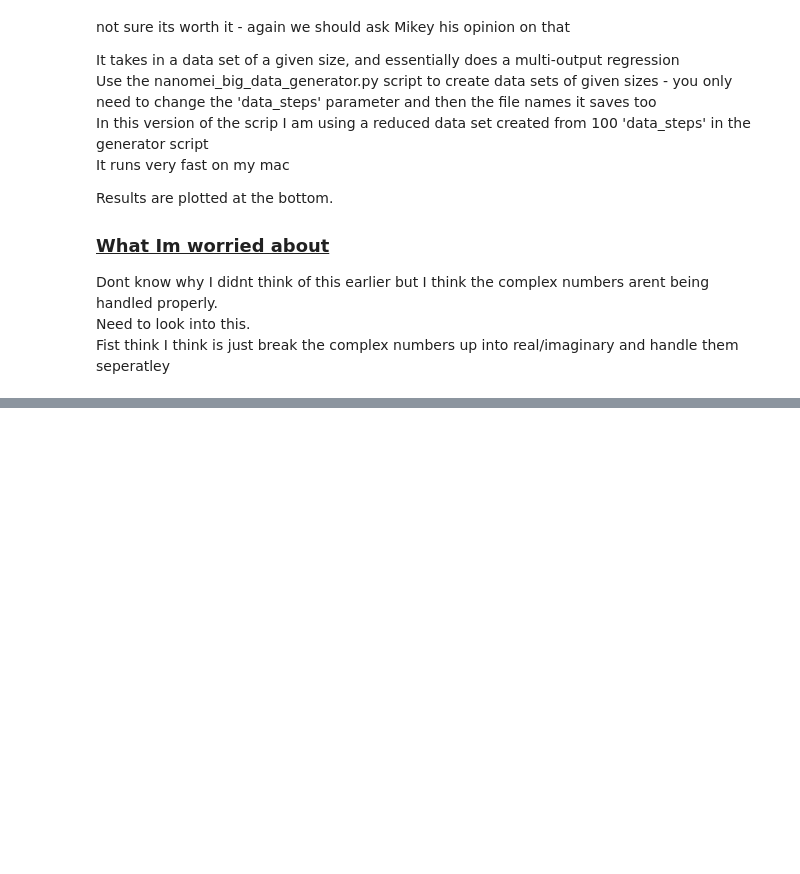
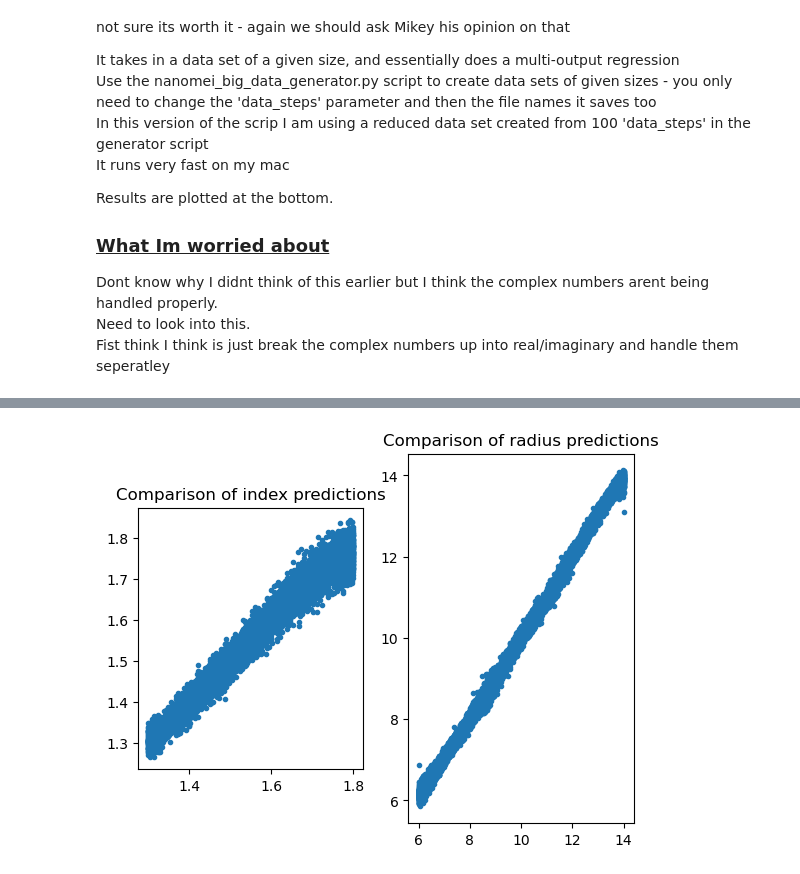
Before and after one commit to brocklesby/ufx-tensorflow, a Jupyter notebook: TFlow_MLP_model_generator_wsb.ipynb, the cells around one changed output, grey strips where cells are left out. Cells and saved outputs as stored; diff of their text form; code cells hidden in the pictures; blank space fills up the shorter version.

```diff
--- a/TFlow_MLP_model_generator_wsb.ipynb
+++ b/TFlow_MLP_model_generator_wsb.ipynb
@@ -249,3 +265,19 @@ Checking some values:  [ 1.61313131 10.2020202 ] [ 1.614176 10.236579]
+# %%
+# here we'll plot teh unscaled values for comparison with earlier work
+
+fig, ax = plt.subplots(1,2)
+ax[0].plot((y_test[:,0]*(np_index.max()-np_index.min()))+np_index.min(), (y_pred[:,0]*(np_index.max()-np_index.min()))+np_index.min(),'.')
+ax[0].set_aspect('equal','box')
+#ax.set(xlim=(1.2,1.8), ylim=(1.2,1.8))
+ax[0].set_title('Comparison of index predictions')
+#plt.show()
+#plt.figure()
+#ax[1].plot(y_test[:,1], y_pred[:,1],'.')
+ax[1].plot((y_test[:,1]*(np_radius.max()-np_radius.min()))+np_radius.min(), (y_pred[:,1]*(np_radius.max()-np_radius.min()))+np_radius.min(),'.')
+ax[1].set_title('Comparison of radius predictions')
+plt.show()
+# %% [output]
+[figure, added]
 # %%
 y_pred
 # %% [output]
```
Also changed, not shown: parts of 7 cells of this notebook, 4 other files.
